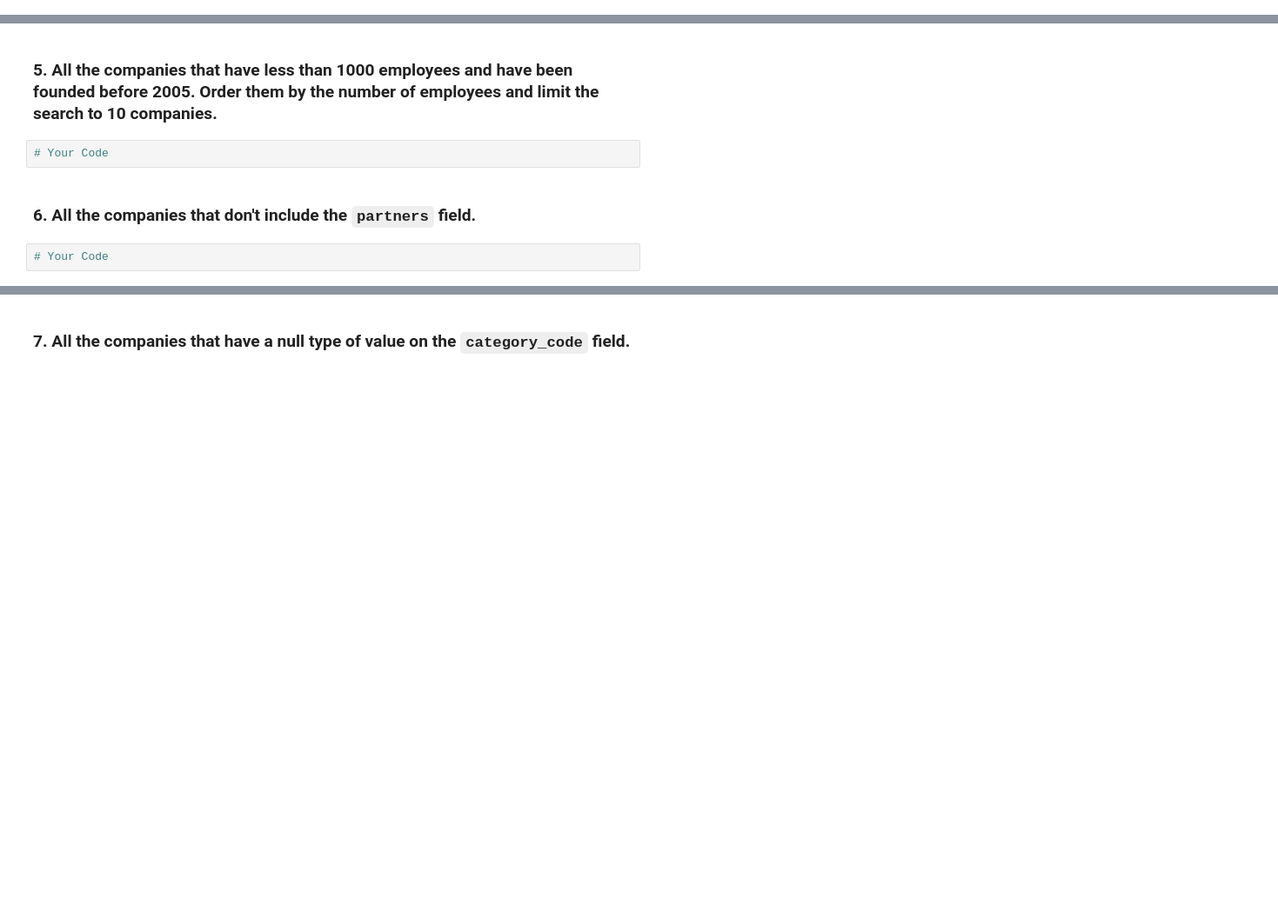
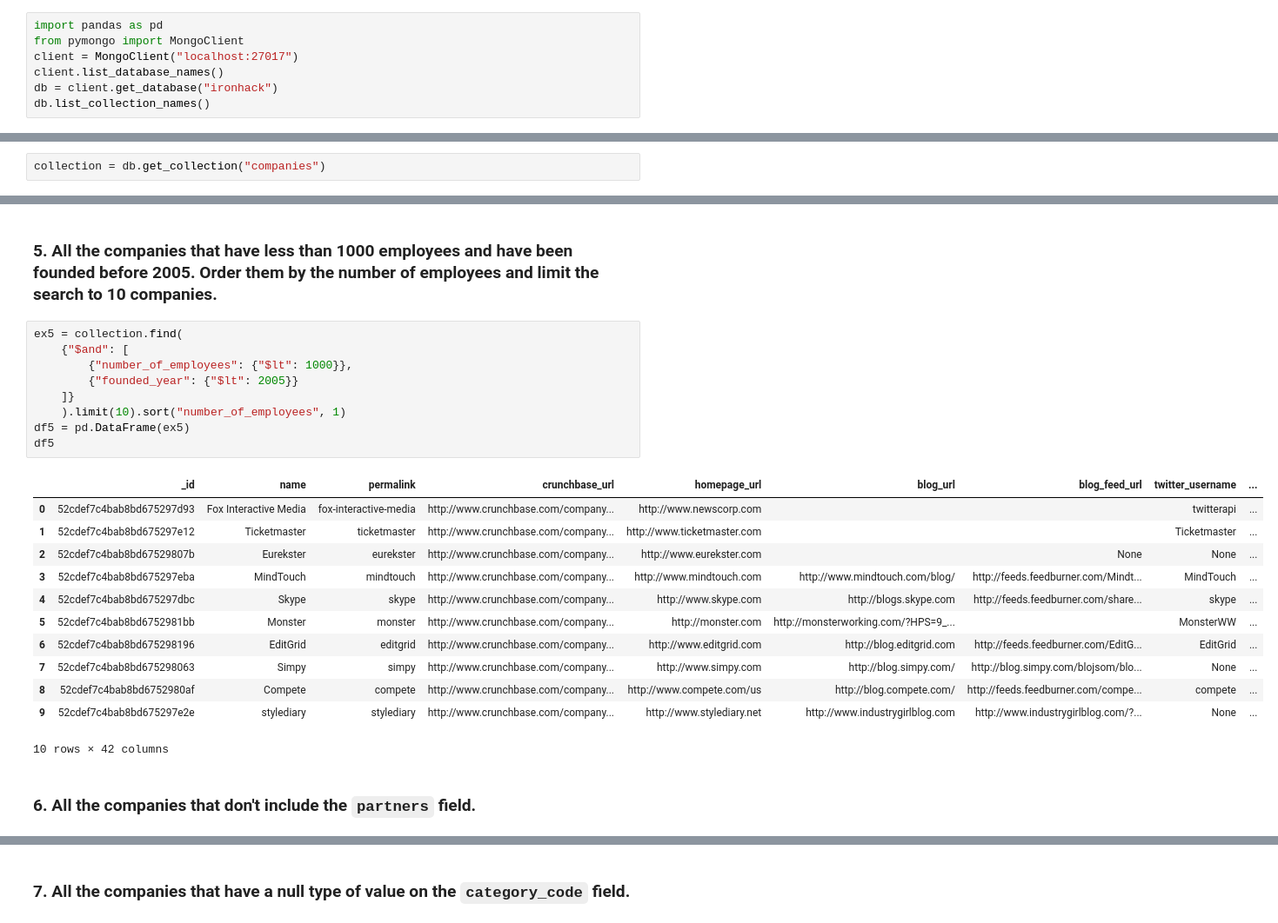
Before and after one commit to ironhack-datalabs/datamad1020-rev, a Jupyter notebook: module-2/lab-advance-querying-mongo/your_code/main.ipynb, the cells around one changed output, grey strips where cells are left out. Shown at 87% size. Drawn from its saved outputs; the diff is of its cells as text; blank space fills up the shorter version.

```diff
--- a/module-2/lab-advance-querying-mongo/your_code/main.ipynb
+++ b/module-2/lab-advance-querying-mongo/your_code/main.ipynb
@@ -8,0 +5,7 @@ sdfs
+# %%
+import pandas as pd
+from pymongo import MongoClient
+client = MongoClient("localhost:27017")
+client.list_database_names()
+db = client.get_database("ironhack")
+db.list_collection_names()
@@ -9,2 +14,4 @@ sdfs
+# %%
+collection = db.get_collection("companies")
 # %% [markdown]
 ### 1. All the companies whose name match 'Babelgum'. Retrieve only their `name` field.
@@ -25,8 +75,26 @@ sdfs
 # %% [markdown]
 ### 5. All the companies that have less than 1000 employees and have been founded before 2005. Order them by the number of employees and limit the search to 10 companies.
-# %%
-# Your Code
+# %%
+ex5 = collection.find(
+    {"$and": [
+        {"number_of_employees": {"$lt": 1000}},
+        {"founded_year": {"$lt": 2005}}
+    ]}
+    ).limit(10).sort("number_of_employees", 1)
+df5 = pd.DataFrame(ex5)
+df5
+# %% [output]
+|  | _id | name | permalink | crunchbase_url | homepage_url | blog_url | blog_feed_url | twitter_username | ... |
+| 0 | 52cdef7c4bab8bd675297d93 | Fox Interactive Media | fox-interactive-media | http://www.crunchbase.com/company... | http://www.newscorp.com |  |  | twitterapi | ... |
+| 1 | 52cdef7c4bab8bd675297e12 | Ticketmaster | ticketmaster | http://www.crunchbase.com/company... | http://www.ticketmaster.com |  |  | Ticketmaster | ... |
+| 2 | 52cdef7c4bab8bd67529807b | Eurekster | eurekster | http://www.crunchbase.com/company... | http://www.eurekster.com |  | None | None | ... |
+| 3 | 52cdef7c4bab8bd675297eba | MindTouch | mindtouch | http://www.crunchbase.com/company... | http://www.mindtouch.com | http://www.mindtouch.com/blog/ | http://feeds.feedburner.com/Mindt... | MindTouch | ... |
+| 4 | 52cdef7c4bab8bd675297dbc | Skype | skype | http://www.crunchbase.com/company... | http://www.skype.com | http://blogs.skype.com | http://feeds.feedburner.com/share... | skype | ... |
+| 5 | 52cdef7c4bab8bd6752981bb | Monster | monster | http://www.crunchbase.com/company... | http://monster.com | http://monsterworking.com/?HPS=9_... |  | MonsterWW | ... |
+| 6 | 52cdef7c4bab8bd675298196 | EditGrid | editgrid | http://www.crunchbase.com/company... | http://www.editgrid.com | http://blog.editgrid.com | http://feeds.feedburner.com/EditG... | EditGrid | ... |
+| 7 | 52cdef7c4bab8bd675298063 | Simpy | simpy | http://www.crunchbase.com/company... | http://www.simpy.com | http://blog.simpy.com/ | http://blog.simpy.com/blojsom/blo... | None | ... |
+| 8 | 52cdef7c4bab8bd6752980af | Compete | compete | http://www.crunchbase.com/company... | http://www.compete.com/us | http://blog.compete.com/ | http://feeds.feedburner.com/compe... | compete | ... |
+| 9 | 52cdef7c4bab8bd675297e2e | stylediary | stylediary | http://www.crunchbase.com/company... | http://www.stylediary.net | http://www.industrygirlblog.com | http://www.industrygirlblog.com/?... | None | ... |
+10 rows × 42 columns
 # %% [markdown]
 ### 6. All the companies that don't include the `partners` field.
-# %%
-# Your Code
```
Also changed, not shown: parts of 39 cells of this notebook, 1 other file.
